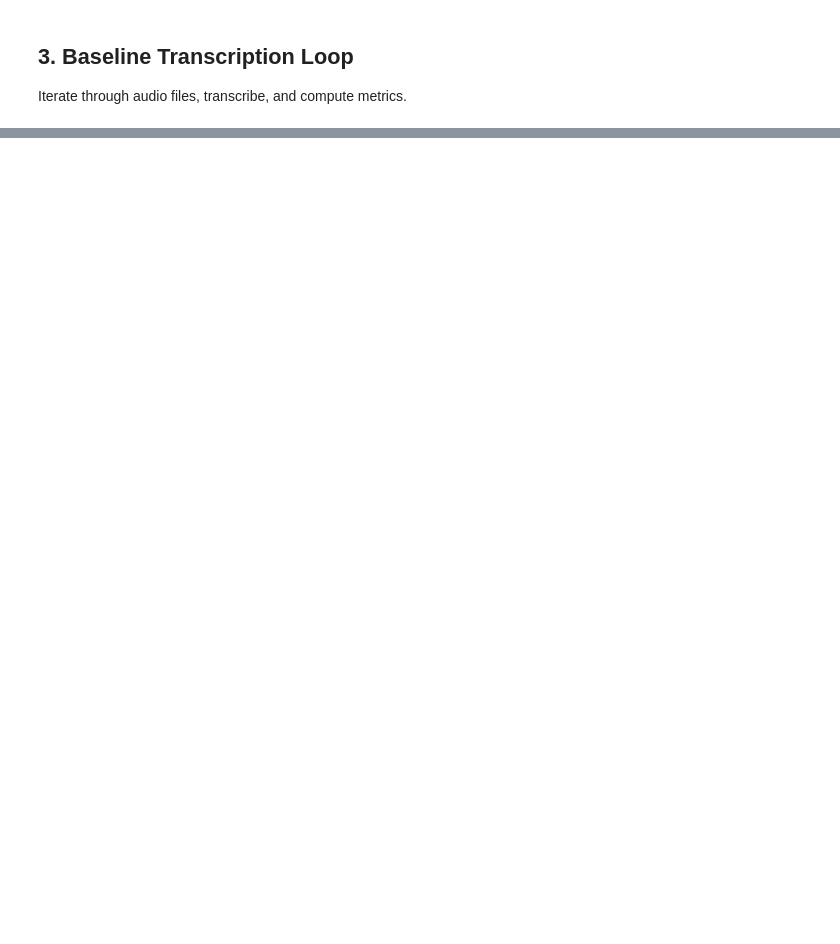
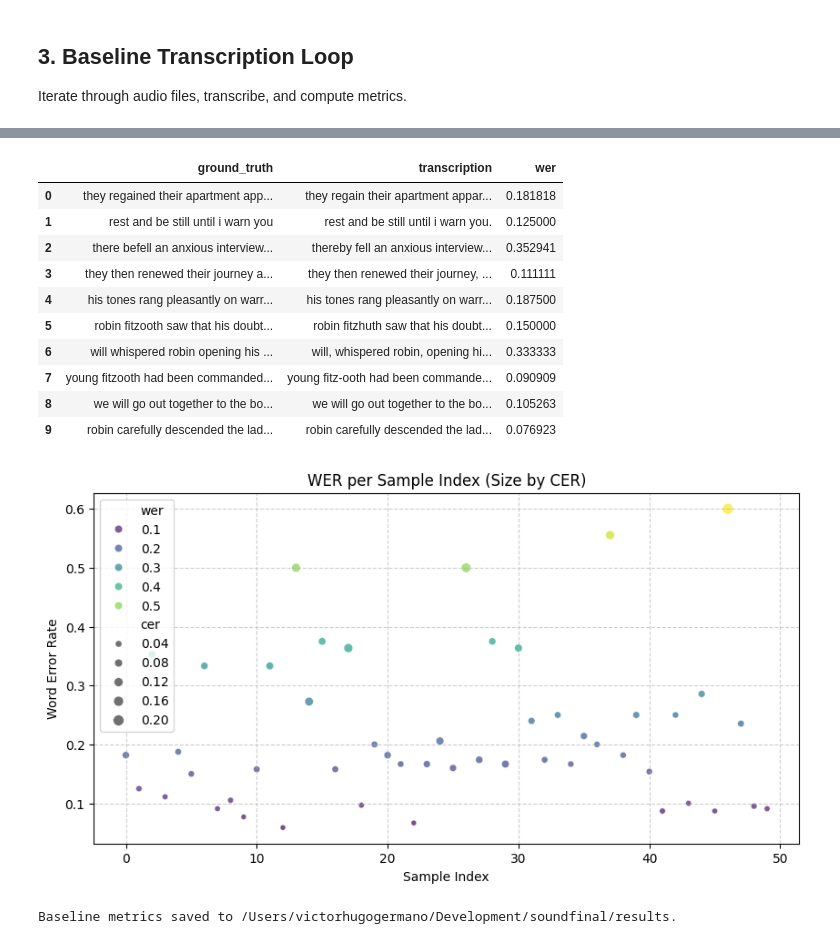
Before and after one commit to victorhg/aai-590-capstone, a Jupyter notebook: notebooks/02_performance_evaluation.ipynb, the cells around one changed output, grey strips where cells are left out. Drawn from its saved outputs; the diff is of its cells as text; code cells hidden in the pictures; blank space fills up the shorter version.

```diff
--- a/notebooks/02_performance_evaluation.ipynb
+++ b/notebooks/02_performance_evaluation.ipynb
@@ -124,10 +165,41 @@ Save baseline metrics for later comparison with adversarial results.
+# %%
+comparison_table = df_baseline[['ground_truth', 'transcription', 'wer']].head(10)
+display(comparison_table)
+
+# Scatter Plot: Audio Length (Estimated) vs WER
+plt.figure(figsize=(10, 5))
+sns.scatterplot(data=df_baseline, x=df_baseline.index, y='wer', size='cer', hue='wer', palette='viridis', alpha=0.7)
+plt.title('WER per Sample Index (Size by CER)')
+plt.ylabel('Word Error Rate')
+plt.xlabel('Sample Index')
+plt.grid(True, linestyle='--', alpha=0.6)
+plt.show()
+# %% [output]
+|  | ground_truth | transcription | wer |
+| 0 | they regained their apartment app... | they regain their apartment appar... | 0.181818 |
+| 1 | rest and be still until i warn you | rest and be still until i warn you. | 0.125000 |
+| 2 | there befell an anxious interview... | thereby fell an anxious interview... | 0.352941 |
+| 3 | they then renewed their journey a... | they then renewed their journey, ... | 0.111111 |
+| 4 | his tones rang pleasantly on warr... | his tones rang pleasantly on warr... | 0.187500 |
+| 5 | robin fitzooth saw that his doubt... | robin fitzhuth saw that his doubt... | 0.150000 |
+| 6 | will whispered robin opening his ... | will, whispered robin, opening hi... | 0.333333 |
+| 7 | young fitzooth had been commanded... | young fitz-ooth had been commande... | 0.090909 |
+| 8 | we will go out together to the bo... | we will go out together to the bo... | 0.105263 |
+| 9 | robin carefully descended the lad... | robin carefully descended the lad... | 0.076923 |
+[figure, added]
 # %%
-# Save detailed results
-with open('results/baseline_clean_results.json', 'w') as f:
+# save results and metrics for reference
+with open(results_dir / 'baseline_clean_results.json', 'w') as f:
     json.dump(results, f, indent=2)
 
-metrics = {'mean_wer': base_wer / len(results), 'mean_cer': base_cer / len(results)}
-with open('results/baseline_metrics.json', 'w') as f:
+metrics = {
+    'mean_wer': base_wer / len(results),
+    'mean_cer': base_cer / len(results),
+    'num_samples': len(results)
+}
+with open(results_dir / 'baseline_metrics.json', 'w') as f:
     json.dump(metrics, f, indent=2)
 
-print("Baseline metrics saved.")
+print(f"Baseline metrics saved to {results_dir.resolve()}.")
+# %% [output]
+Baseline metrics saved to /Users/victorhugogermano/Development/soundfinal/results.
```
Also changed, not shown: parts of 10 cells of this notebook, 6 other files.
